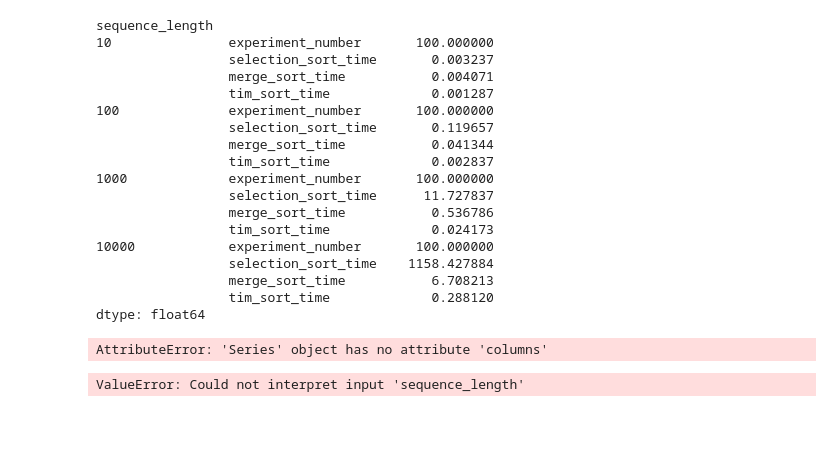
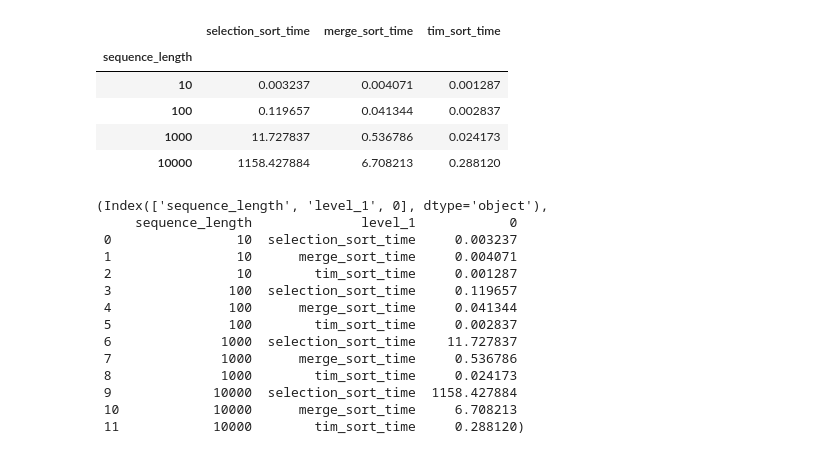
Before and after one commit to adamwilczynski/algorithms-and-data-structures, a Jupyter notebook: sorting/visualizations.ipynb, the cells around one changed output. Cells and saved outputs as stored; diff of their text form; code cells hidden in the pictures; blank space fills up the shorter version.

```diff
--- a/sorting/visualizations.ipynb
+++ b/sorting/visualizations.ipynb
@@ -5,32 +5,36 @@ import pandas as pd
 import matplotlib.pyplot as plt
 import seaborn as sns
 # %%
-experiment_results = pd.read_csv("results_2023-03-12-16-23", index_col="sequence_length").stack()
+experiment_results = pd.read_csv("results_2023-03-12-16-23", index_col="sequence_length")
+
+experiment_number_unique = experiment_results["experiment_number"].unique()
+assert len(experiment_number_unique) == 1
+experiment_number = experiment_number_unique[0]
+
+experiment_results = experiment_results.drop("experiment_number", axis=1)
 experiment_results
 # %% [output]
-sequence_length
-10               experiment_number       100.000000
-                 selection_sort_time       0.003237
-                 merge_sort_time           0.004071
-                 tim_sort_time             0.001287
-100              experiment_number       100.000000
-                 selection_sort_time       0.119657
-                 merge_sort_time           0.041344
-                 tim_sort_time             0.002837
-1000             experiment_number       100.000000
-                 selection_sort_time      11.727837
-                 merge_sort_time           0.536786
-                 tim_sort_time             0.024173
-10000            experiment_number       100.000000
-                 selection_sort_time    1158.427884
-                 merge_sort_time           6.708213
-                 tim_sort_time             0.288120
-dtype: float64
+|  | selection_sort_time | merge_sort_time | tim_sort_time |
+| sequence_length |  |  |  |
+| 10 | 0.003237 | 0.004071 | 0.001287 |
+| 100 | 0.119657 | 0.041344 | 0.002837 |
+| 1000 | 11.727837 | 0.536786 | 0.024173 |
+| 10000 | 1158.427884 | 6.708213 | 0.288120 |
-# %%
-experiment_results.columns
-# %% [output]
-AttributeError: 'Series' object has no attribute 'columns'
-# %%
-sns.catplot(data=experiment_results, kind="bar", x="sequence_length")
-# %% [output]
-ValueError: Could not interpret input 'sequence_length'
+# %%
+experiment_results = experiment_results.stack().reset_index()
+experiment_results.columns, experiment_results
+# %% [output]
+(Index(['sequence_length', 'level_1', 0], dtype='object'),
+     sequence_length              level_1            0
+ 0                10  selection_sort_time     0.003237
+ 1                10      merge_sort_time     0.004071
+ 2                10        tim_sort_time     0.001287
+ 3               100  selection_sort_time     0.119657
+ 4               100      merge_sort_time     0.041344
+ 5               100        tim_sort_time     0.002837
+ 6              1000  selection_sort_time    11.727837
+ 7              1000      merge_sort_time     0.536786
+ 8              1000        tim_sort_time     0.024173
+ 9             10000  selection_sort_time  1158.427884
+ 10            10000      merge_sort_time     6.708213
+ 11            10000        tim_sort_time     0.288120)
```
Also changed, not shown: parts of 2 cells of this notebook, 2 other files.
